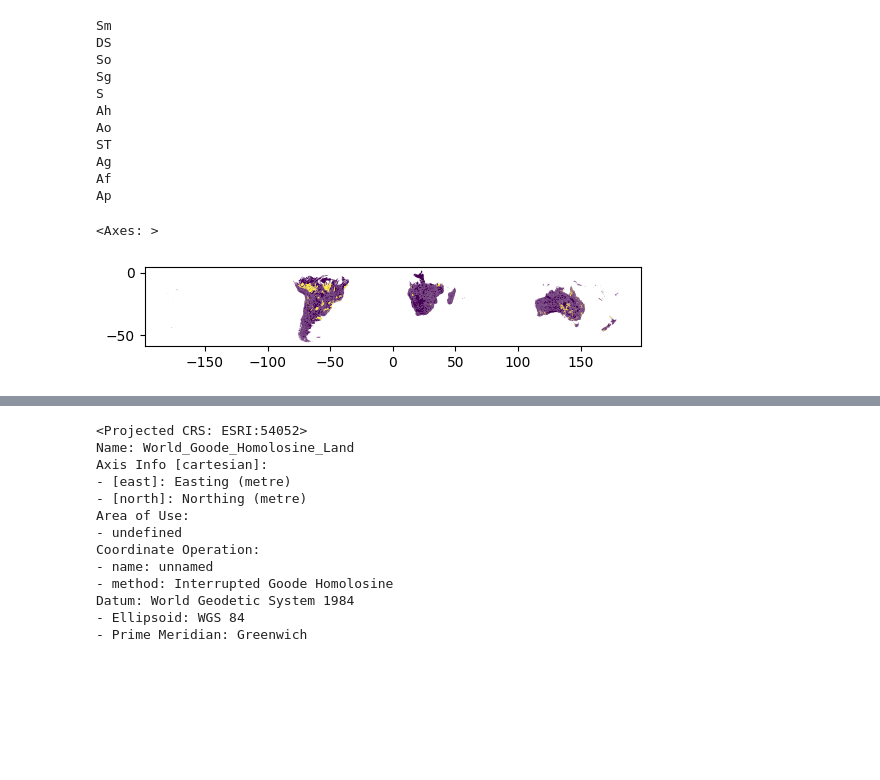
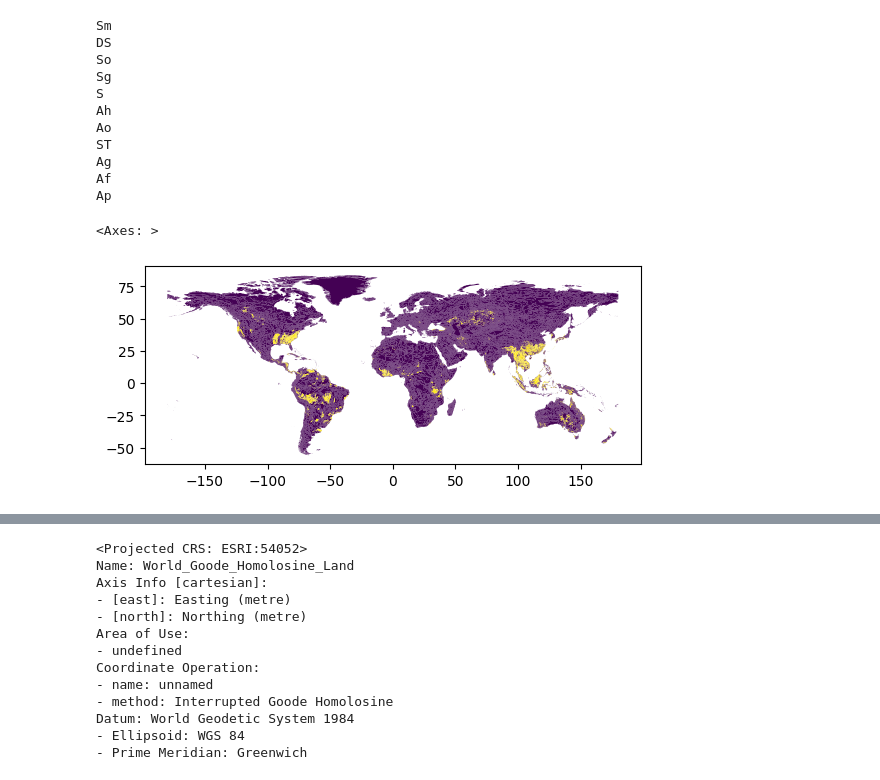
Before and after one commit to thomasghobril/apparitionAgriculture, a Jupyter notebook: extract_DMSW.ipynb, the cells around one changed output, grey strips where cells are left out. Saved outputs shown, nothing was run; the diff lists cells and outputs as text; code cells hidden in the pictures; blank space fills up the shorter version.

Commit message:
Tracé et mise à la même projection des cartes Fonction de pourcentage d'alluvialité

```diff
--- a/extract_DMSW.ipynb
+++ b/extract_DMSW.ipynb
@@ -59,10 +59,10 @@ Ap
 # %%
 alluvial_soils = ["Ah", "Ao", "Ag", "Af", "Ap", "Sm", "So", "Sg", "S", "ST"]
 shapes["alluvial"] = shapes["DOMSOI"].isin(alluvial_soils).apply(int)
-shapes.cx[:, :-10].plot(column="alluvial")
+shapes.cx[:, :].plot(column="alluvial")
 # %% [output]
 <Axes: >
-[figure, old version]
+[figure, new version]
 # %%
 shapes = gpd.read_file("..\DSMW.shp")
 shapes_simu = gpd.read_file("..\World.shp")
```
Also changed, not shown: parts of 7 cells of this notebook.
